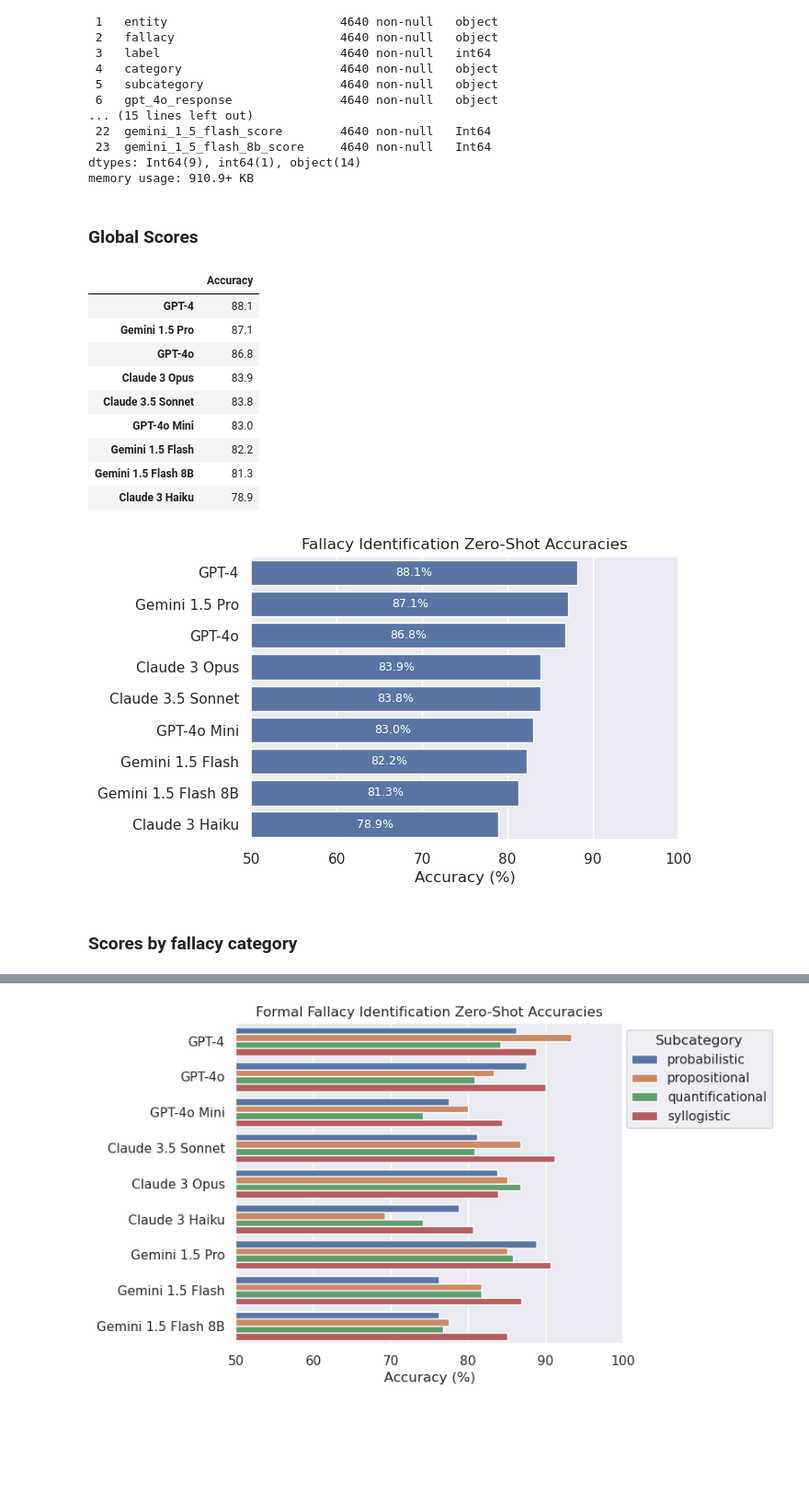
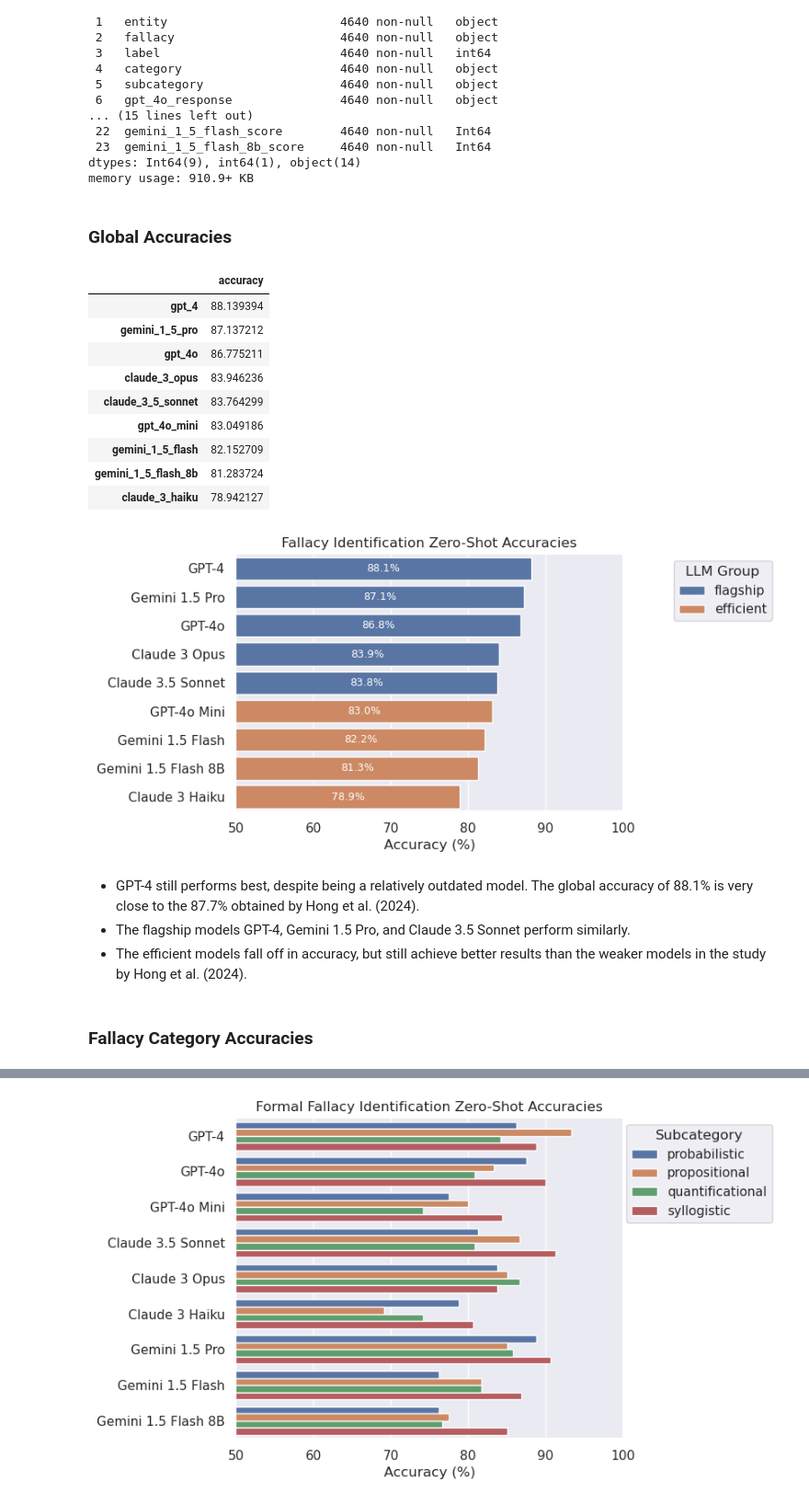
Before and after one commit to aimfeld/fallacy-detection, a Jupyter notebook: analysis.ipynb, the cells around one changed output, grey strips where cells are left out. Shown at 92% size. Drawn from its saved outputs; the diff is of its cells as text; code cells hidden in the pictures; blank space fills up the shorter version.

Commit message:
LLM group analysis

```diff
--- a/analysis.ipynb
+++ b/analysis.ipynb
@@ -84,34 +85,41 @@ Data columns (total 24 columns):
 dtypes: Int64(9), int64(1), object(14)
 memory usage: 910.9+ KB
 # %% [markdown]
-### Global Scores
+### Global Accuracies
 # %%
 _, df_subcategory_accuracies_e1, df_category_accuracies_e1, df_global_accuracies_e1 = get_accuracies(df_fallacies_e1)
 # %%
-df_global_accuracies_e1 = df_global_accuracies_e1.sort_values('Accuracy', ascending=False)
+df_global_accuracies_e1 = df_global_accuracies_e1.sort_values('accuracy', ascending=False)
 df_global_accuracies_e1
 # %% [output]
-|  | Accuracy |
-| GPT-4 | 88.1 |
-| Gemini 1.5 Pro | 87.1 |
-| GPT-4o | 86.8 |
-| Claude 3 Opus | 83.9 |
-| Claude 3.5 Sonnet | 83.8 |
-| GPT-4o Mini | 83.0 |
-| Gemini 1.5 Flash | 82.2 |
-| Gemini 1.5 Flash 8B | 81.3 |
-| Claude 3 Haiku | 78.9 |
+|  | accuracy |
+| gpt_4 | 88.139394 |
+| gemini_1_5_pro | 87.137212 |
+| gpt_4o | 86.775211 |
+| claude_3_opus | 83.946236 |
+| claude_3_5_sonnet | 83.764299 |
+| gpt_4o_mini | 83.049186 |
+| gemini_1_5_flash | 82.152709 |
+| gemini_1_5_flash_8b | 81.283724 |
+| claude_3_haiku | 78.942127 |
 # %%
 plot_accuracies(
-    data=df_global_accuracies_e1.reset_index(),
+    data=add_llm_info(df_global_accuracies_e1),
     figsize=(6, 4),
     title='Fallacy Identification Zero-Shot Accuracies',
+    hue='llm_group',
+    legend_title='LLM Group',
+    legend_anchor=(1.4, 1),
     annotate=True,
 )
 # %% [output]
-[figure, old version]
+[figure, new version]
+# %% [markdown]
+- GPT-4 still performs best, despite being a relatively outdated model. The global accuracy of 88.1% is very close to the 87.7% obtained by Hong et al. (2024).
+- The flagship models GPT-4, Gemini 1.5 Pro, and Claude 3.5 Sonnet perform similarly.
+- The efficient models fall off in accuracy, but still achieve better results than the weaker models in the study by Hong et al. (2024).
 # %% [markdown]
-### Scores by fallacy category
+### Fallacy Category Accuracies
 # %%
 df_category_accuracies_e1
 # %% [output]
```
Also changed, not shown: parts of 50 cells of this notebook, 3 other files.
